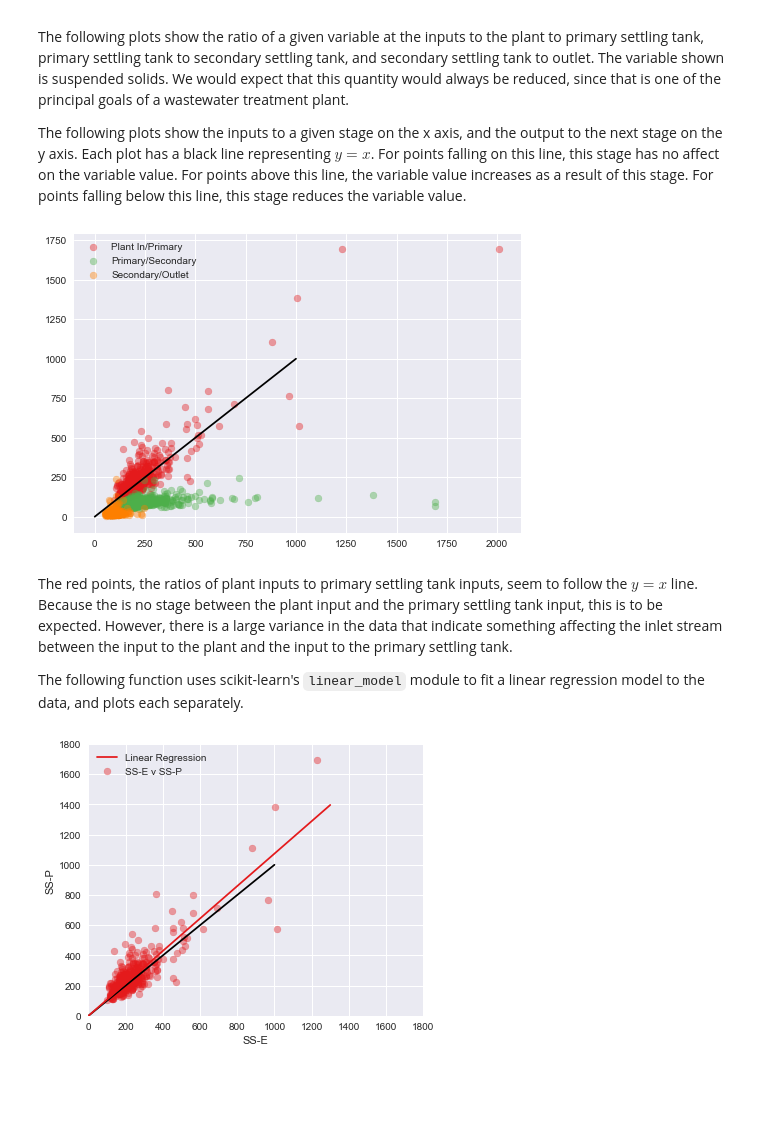
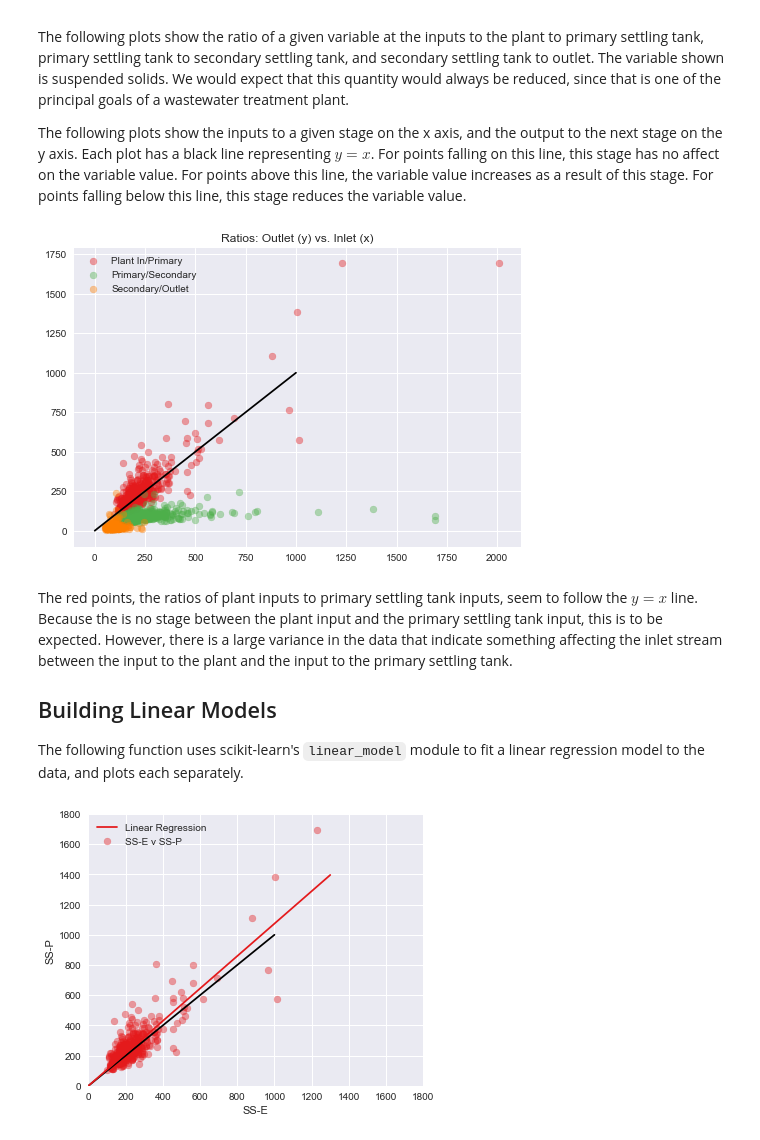
Before and after one commit to charlesreid1/circe, a Jupyter notebook: Water Treatment Plant - Inliers and Outliers.ipynb, the cells around one changed output. Cells and saved outputs as stored; diff of their text form; code cells hidden in the pictures; blank space fills up the shorter version.

```diff
--- a/Water Treatment Plant - Inliers and Outliers.ipynb
+++ b/Water Treatment Plant - Inliers and Outliers.ipynb
@@ -78,24 +99,27 @@ The following plots show the inputs to a given stage on the x axis, and the outp
 # %%
 # color by label suffix (plant input, primary input, secondary input)
 def get_cmap(n):
     #colorz = plt.cm.cool
     colorz = plt.get_cmap('Set1')
     return [ colorz(float(i)/n) for i in range(n)]
 
 colorz = get_cmap(4)
 
 zippy = np.linspace(0,1000,5)
 plt.plot(zippy,zippy,'k-')
 plt.scatter(df['SS-E'].values, df['SS-P'].values, alpha=0.4, color=colorz[0], label='Plant In/Primary')
 plt.scatter(df['SS-P'].values, df['SS-D'].values, alpha=0.4, color=colorz[1], label='Primary/Secondary')
 plt.scatter(df['SS-D'].values, df['SS-S'].values, alpha=0.4, color=colorz[2], label='Secondary/Outlet')
+plt.title("Ratios: Outlet (y) vs. Inlet (x)")
 plt.legend()
 plt.show()
 # %% [output]
-[figure, old version]
+[figure, new version]
 # %% [markdown]
 The red points, the ratios of plant inputs to primary settling tank inputs, seem to follow the $y=x$ line. Because the is no stage between the plant input and the primary settling tank input, this is to be expected. However, there is a large variance in the data that indicate something affecting the inlet stream between the input to the plant and the input to the primary settling tank.
 
+## Building Linear Models
+
 The following function uses scikit-learn's `linear_model` module to fit a linear regression model to the data, and plots each separately.
 # %%
 def plot_block_input_output_regression(lab1, lab2, mycolor):
```
Also changed, not shown: parts of 29 cells of this notebook.
